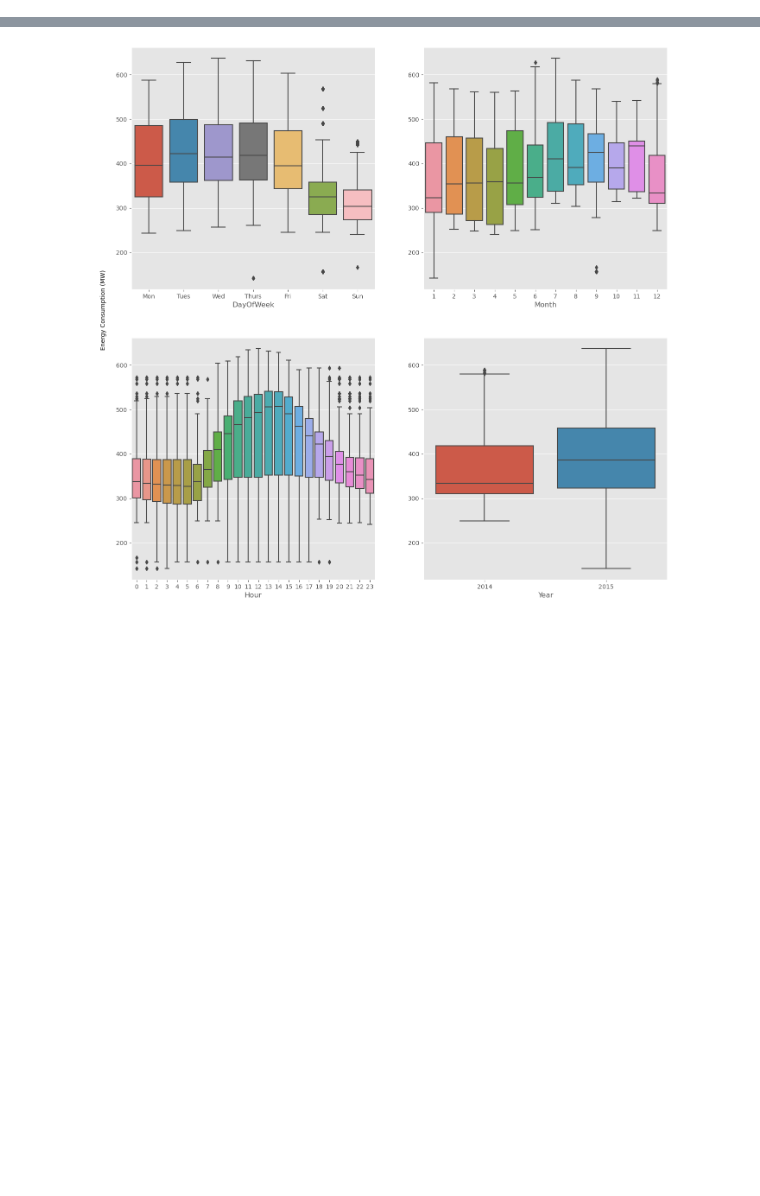
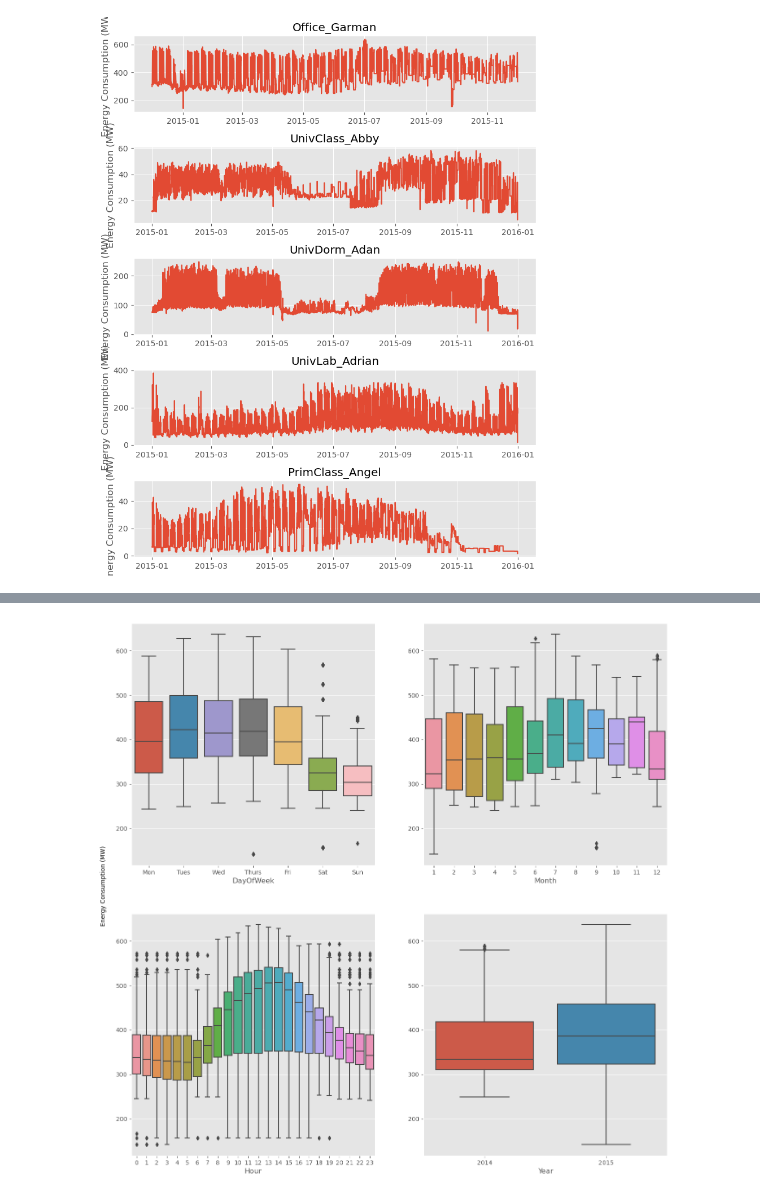
Before and after one commit to climaco-sarmiento/my-phd-project, a Jupyter notebook: model-studies/AR4.ipynb, the cells around one changed output, grey strips where cells are left out. Drawn from its saved outputs; the diff is of its cells as text; code cells hidden in the pictures; blank space fills up the shorter version.

```diff
--- a/model-studies/AR4.ipynb
+++ b/model-studies/AR4.ipynb
@@ -65,3 +77,35 @@ plt.show()
+# %%
+# Create a grid of subplots with one column
+fig, axs = plt.subplots(5, 1, figsize=(8, 10))
+
+# Plotting the datasets in subplots
+axs[0].plot(og_df.index, og_df['Office_Garman'])
+axs[0].set_title('Office_Garman')
+axs[0].set_ylabel('Energy Consumption (MW)')
+
+axs[1].plot(uc_df.index, uc_df['UnivClass_Abby'])
+axs[1].set_title('UnivClass_Abby')
+axs[1].set_ylabel('Energy Consumption (MW)')
+
+axs[2].plot(ud_df.index, ud_df['UnivDorm_Adan'])
+axs[2].set_title('UnivDorm_Adan')
+axs[2].set_ylabel('Energy Consumption (MW)')
+
+axs[3].plot(uv_df.index, uv_df['UnivLab_Adrian'])
+axs[3].set_title('UnivLab_Adrian')
+axs[3].set_ylabel('Energy Consumption (MW)')
+
+axs[4].plot(pc_df.index, pc_df['PrimClass_Angel'])
+axs[4].set_title('PrimClass_Angel')
+axs[4].set_ylabel('Energy Consumption (MW)')
+
+# Adjust spacing between subplots
+plt.tight_layout()
+
+# Display the plots
+plt.show()
+# %% [output]
+[figure, added]
 # %%
 WEEK_END_INDEX = 7*24
 plt.plot(newData.index[:WEEK_END_INDEX], newData['Office_Garman'][:WEEK_END_INDEX])
```
Also changed, not shown: parts of 2 cells of this notebook.
